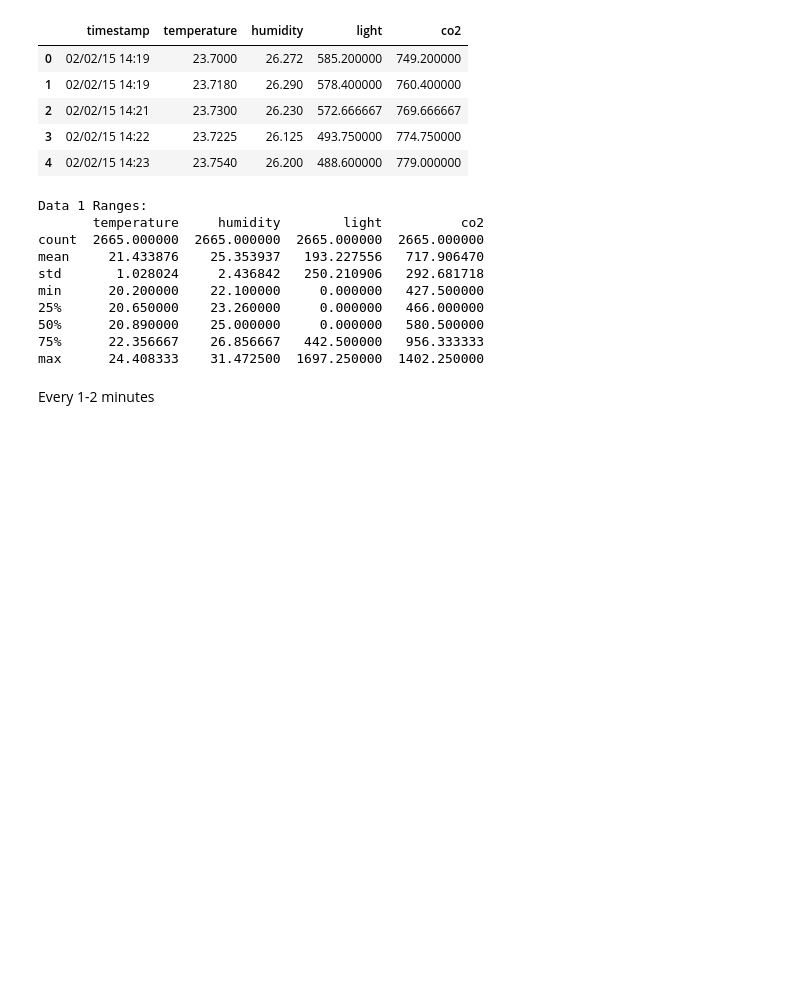
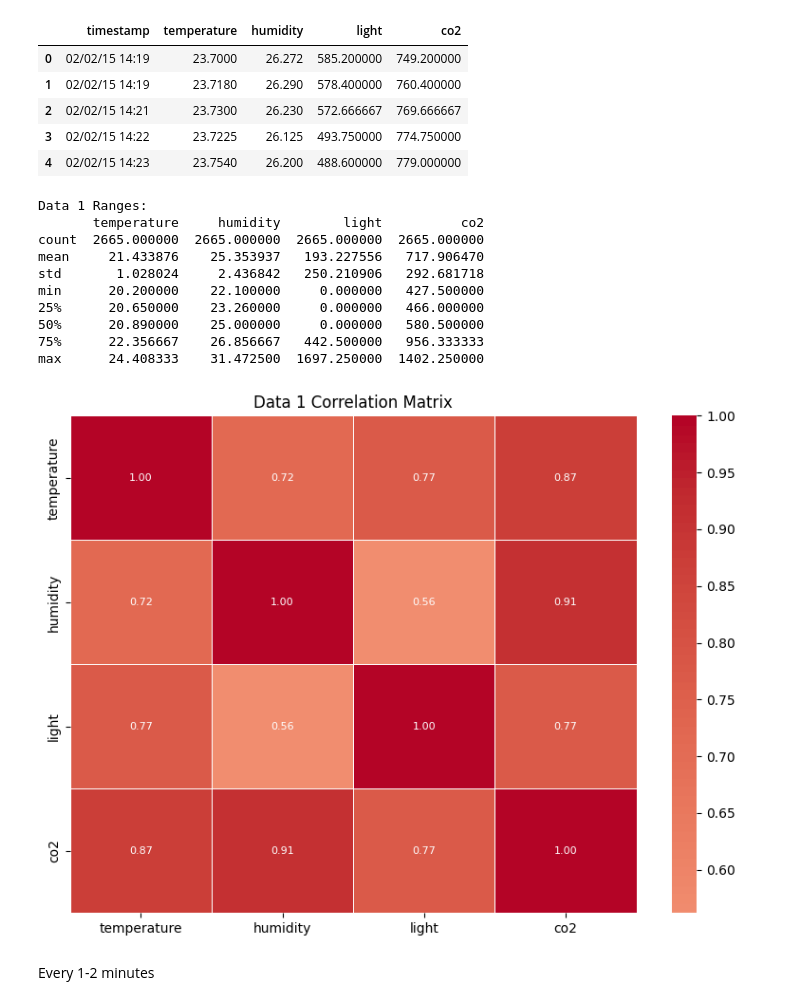
Before and after one commit to SEP4Real/SEP4, a Jupyter notebook: MAL/notebooks/1c_mock_data.ipynb, the cells around one changed output. Cells and saved outputs as stored; diff of their text form; code cells hidden in the pictures; blank space fills up the shorter version.

```diff
--- a/MAL/notebooks/1c_mock_data.ipynb
+++ b/MAL/notebooks/1c_mock_data.ipynb
@@ -69,6 +69,28 @@ min      20.200000    22.100000     0.000000   427.500000
 50%      20.890000    25.000000     0.000000   580.500000
 75%      22.356667    26.856667   442.500000   956.333333
 max      24.408333    31.472500  1697.250000  1402.250000
+# %%
+# Correlation matrix for Data 1 (numeric features)
+data_1_numeric = data_1.select_dtypes(include=np.number)
+if data_1_numeric.empty:
+    print("Data 1 has no numeric columns for correlation.")
+else:
+    data_1_corr = data_1_numeric.corr()
+    plt.figure(figsize=(8, 6))
+    sns.heatmap(
+        data_1_corr,
+        cmap="coolwarm",
+        center=0,
+        linewidths=0.5,
+        annot=True,
+        fmt=".2f",
+        annot_kws={"size": 8},
+    )
+    plt.title("Data 1 Correlation Matrix")
+    plt.tight_layout()
+    plt.show()
+# %% [output]
+[figure, added]
 # %% [markdown]
 Every 1-2 minutes
 # %% [markdown]
```
Also changed, not shown: parts of 12 cells of this notebook.
